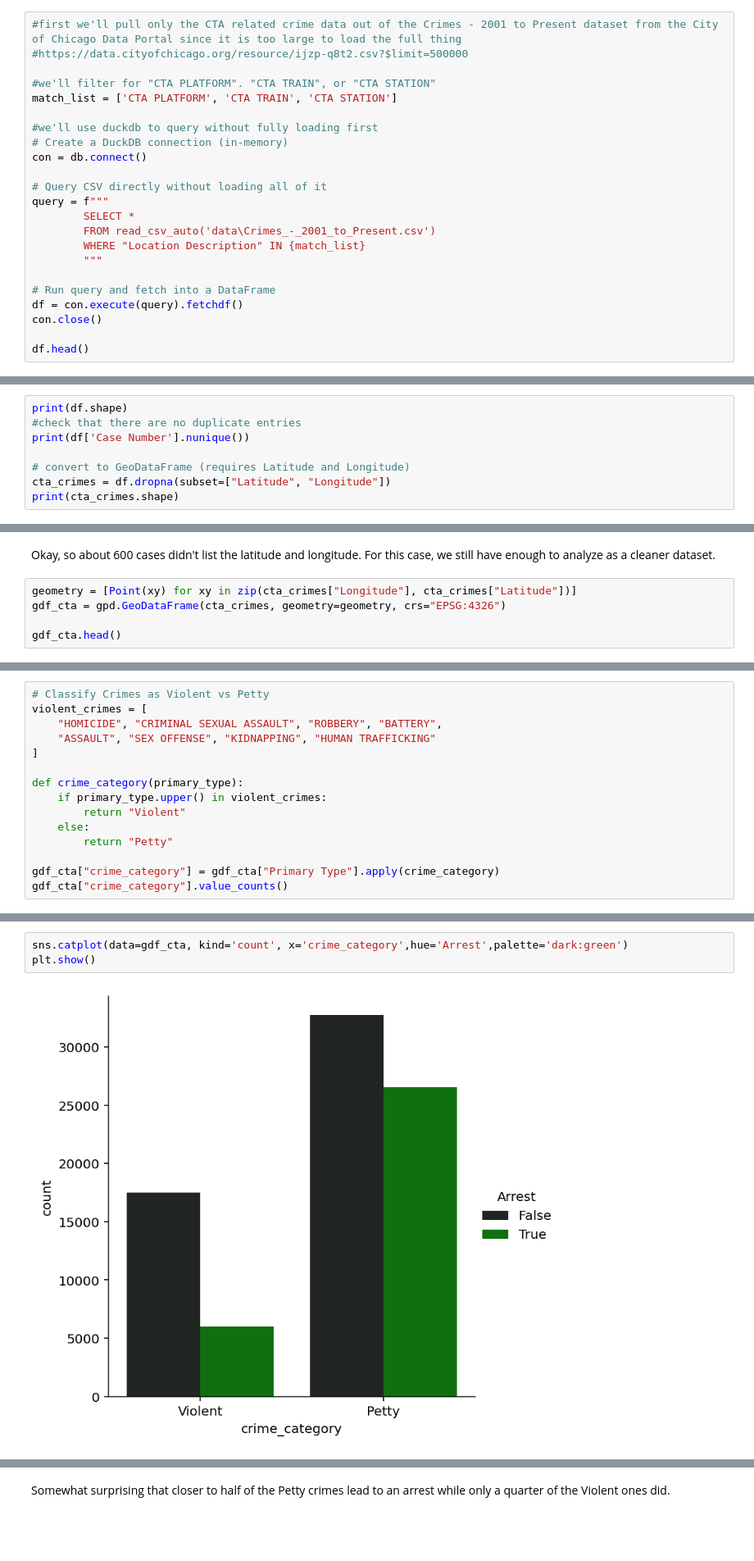
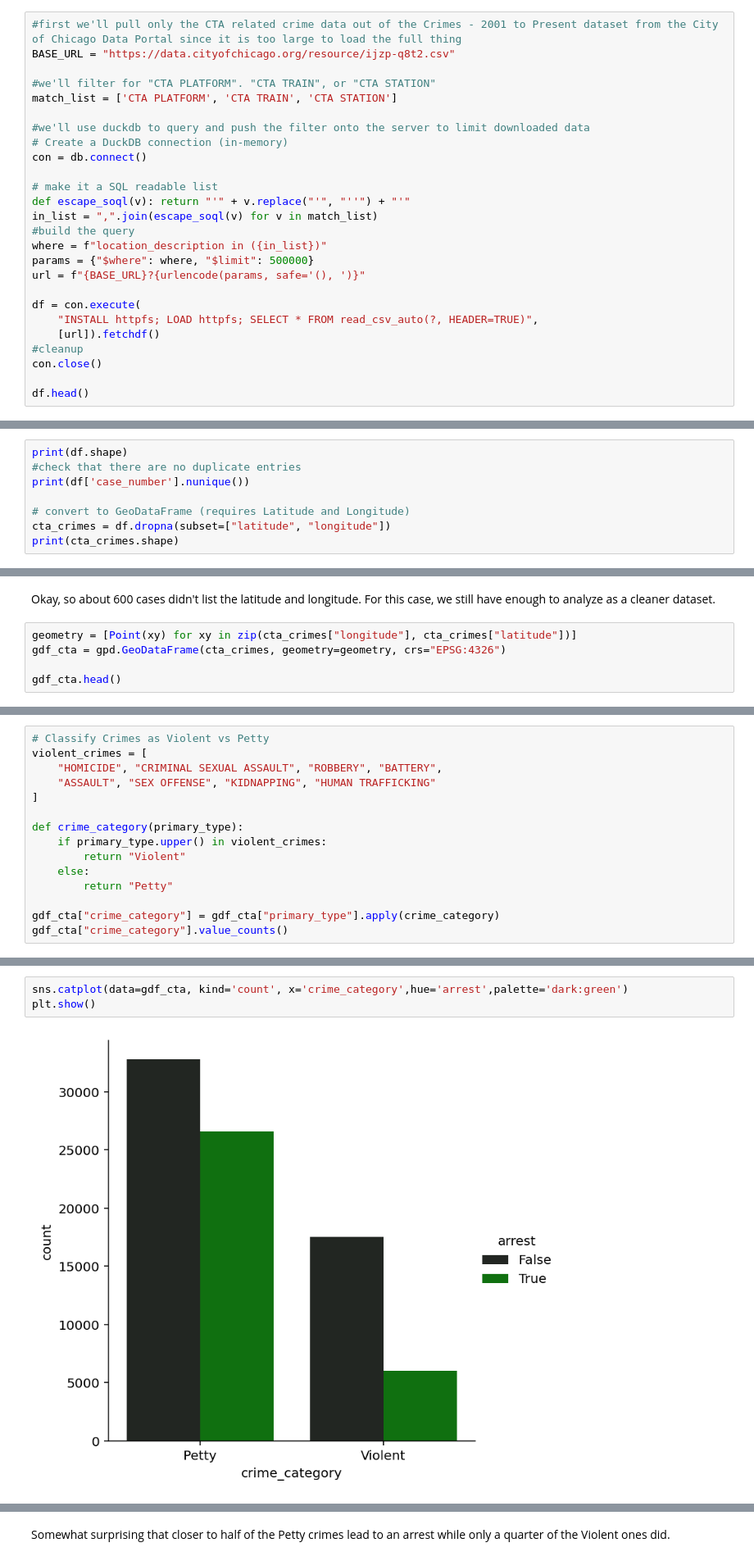
Before and after one commit to ashafer/projects, a Jupyter notebook: chicago/code/Chicago_cta_crime_notebook.ipynb, the cells around one changed output, grey strips where cells are left out. Shown at 82% size. Cells and saved outputs as stored; diff of their text form; blank space fills up the shorter version.

```diff
--- a/chicago/code/Chicago_cta_crime_notebook.ipynb
+++ b/chicago/code/Chicago_cta_crime_notebook.ipynb
@@ -22,23 +18,26 @@ from IPython.display import display, clear_output
 # %%
 #first we'll pull only the CTA related crime data out of the Crimes - 2001 to Present dataset from the City of Chicago Data Portal since it is too large to load the full thing
-#https://data.cityofchicago.org/resource/ijzp-q8t2.csv?$limit=500000
+BASE_URL = "https://data.cityofchicago.org/resource/ijzp-q8t2.csv"
 
 #we'll filter for "CTA PLATFORM". "CTA TRAIN", or "CTA STATION"
 match_list = ['CTA PLATFORM', 'CTA TRAIN', 'CTA STATION']
 
-#we'll use duckdb to query without fully loading first
+#we'll use duckdb to query and push the filter onto the server to limit downloaded data
 # Create a DuckDB connection (in-memory)
 con = db.connect()
 
-# Query CSV directly without loading all of it
-query = f"""
-        SELECT *
-        FROM read_csv_auto('data\Crimes_-_2001_to_Present.csv')
-        WHERE "Location Description" IN {match_list}
-        """
+# make it a SQL readable list
+def escape_soql(v): return "'" + v.replace("'", "''") + "'"
+in_list = ",".join(escape_soql(v) for v in match_list)
+#build the query
+where = f"location_description in ({in_list})"
+params = {"$where": where, "$limit": 500000}
+url = f"{BASE_URL}?{urlencode(params, safe='(), ')}"
 
-# Run query and fetch into a DataFrame
-df = con.execute(query).fetchdf()
+df = con.execute(
+    "INSTALL httpfs; LOAD httpfs; SELECT * FROM read_csv_auto(?, HEADER=TRUE)",
+    [url]).fetchdf()
+#cleanup
 con.close()
 
 df.head()
@@ -52,9 +51,9 @@ df.head()
 # %%
 print(df.shape)
 #check that there are no duplicate entries
-print(df['Case Number'].nunique())
+print(df['case_number'].nunique())
 
 # convert to GeoDataFrame (requires Latitude and Longitude)
-cta_crimes = df.dropna(subset=["Latitude", "Longitude"])
+cta_crimes = df.dropna(subset=["latitude", "longitude"])
 print(cta_crimes.shape)
 # %% [output]
@@ -64,7 +63,7 @@ print(cta_crimes.shape)
 # %% [markdown]
 Okay, so about 600 cases didn't list the latitude and longitude. For this case, we still have enough to analyze as a cleaner dataset.
 # %%
-geometry = [Point(xy) for xy in zip(cta_crimes["Longitude"], cta_crimes["Latitude"])]
+geometry = [Point(xy) for xy in zip(cta_crimes["longitude"], cta_crimes["latitude"])]
 gdf_cta = gpd.GeoDataFrame(cta_crimes, geometry=geometry, crs="EPSG:4326")
 
 gdf_cta.head()
@@ -88,7 +87,7 @@ def crime_category(primary_type):
     else:
         return "Petty"
 
-gdf_cta["crime_category"] = gdf_cta["Primary Type"].apply(crime_category)
+gdf_cta["crime_category"] = gdf_cta["primary_type"].apply(crime_category)
 gdf_cta["crime_category"].value_counts()
 # %% [output]
 crime_category
@@ -109,6 +108,6 @@ plt.show()
 # %%
-sns.catplot(data=gdf_cta, kind='count', x='crime_category',hue='Arrest',palette='dark:green')
+sns.catplot(data=gdf_cta, kind='count', x='crime_category',hue='arrest',palette='dark:green')
 plt.show()
 # %% [output]
-[figure, old version]
+[figure, new version]
 # %%
```
Also changed, not shown: parts of 30 cells of this notebook, 4 other files.
